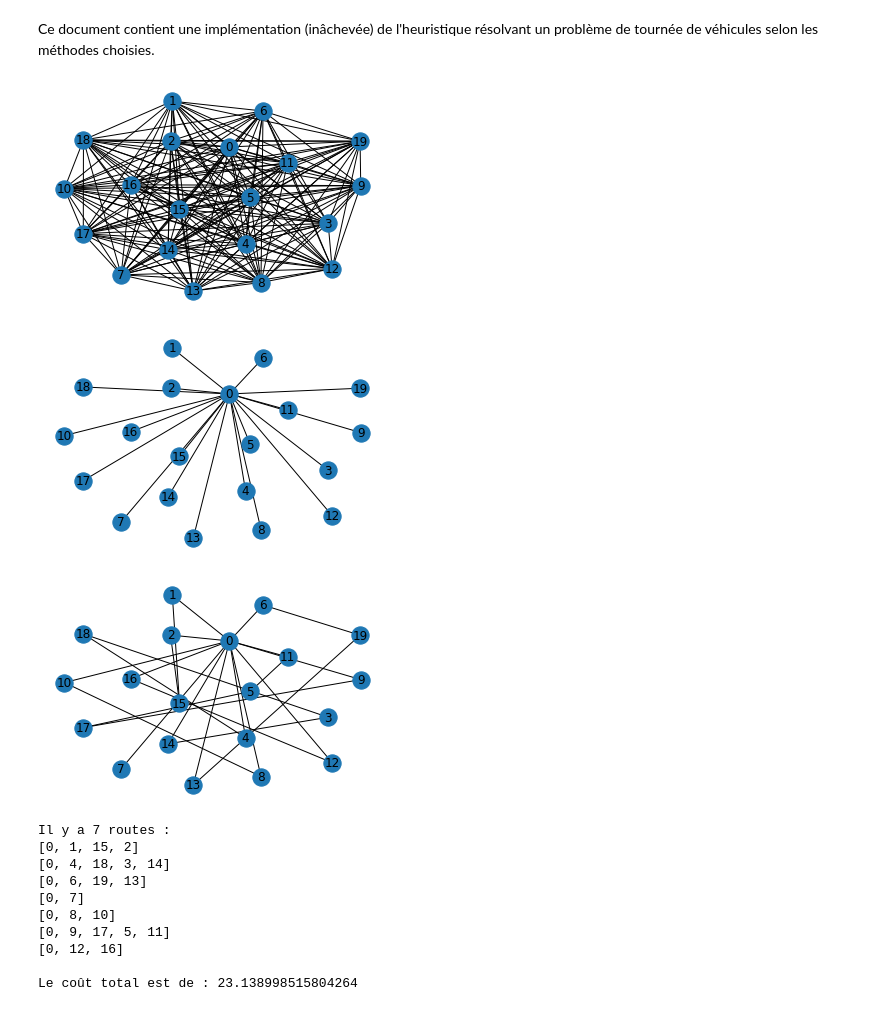
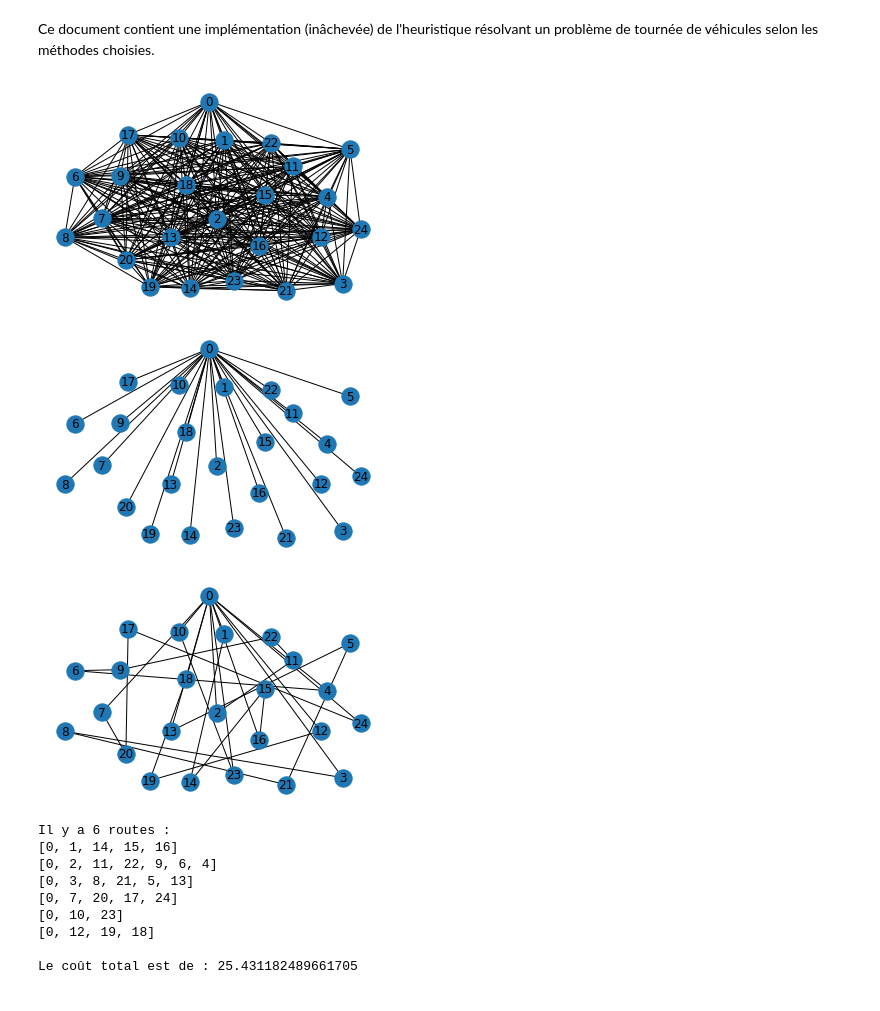
Before and after one commit to HugoLeBoennec/projetData, a Jupyter notebook: Résolution Test.ipynb, the cells around one changed output. Saved outputs shown, nothing was run; the diff lists cells and outputs as text; code cells hidden in the pictures.

```diff
--- a/Résolution Test.ipynb
+++ b/Résolution Test.ipynb
@@ -15,7 +15,7 @@ random.seed()
 graph = nx.Graph()
 
 # Ajout des noeuds
-for i in range(20):
+for i in range(25):
     graph.add_node(i)
 
 # Ajout des côtés (avec leur coûts)
@@ -36,7 +36,7 @@ nx.draw_networkx_labels(graph, pos)
 plt.axis('off')
 plt.show()
 # %% [output]
-[figure, old version]
+[figure, new version]
 # %%
 import copy
 
@@ -59,7 +59,7 @@ nx.draw_networkx_labels(init, pos)
 plt.axis('off')
 plt.show()
 # %% [output]
-[figure, old version]
+[figure, new version]
 # %%
 import operator
 
@@ -123,10 +123,10 @@ def calculateRoute(j, route, total):
 
     return (total, route)
 
-# Définition de la fonction permettant de calculer toutes les routes du graphe
-def showRoute(start, current, currentRoute, routes):
+# Définition de la fonction permettant de calculer toutes les routes d'un graphe
+def getAllRoutes(graph, start, current, currentRoute, routes):
     returned = False
-    for e in sol.edges:
+    for e in graph.edges:
         if current in e:
             if current == e[0]:
                 n = e[1]
@@ -153,13 +153,13 @@ def showRoute(start, current, currentRoute, routes):
                 currentRoute.append(current)
 
                 # On poursuit l'exploration
-                return showRoute(start, n, currentRoute, routes)
+                return getAllRoutes(graph, start, n, currentRoute, routes)
 
     if returned:
         currentRoute.append(current)
         routes.append(currentRoute)
 
-        return showRoute(start, start, [], routes)
+        return getAllRoutes(graph, start, start, [], routes)
 
     return routes
 
@@ -231,42 +231,41 @@ for sav in savingsList:
         elif rj in fusion_to and rj in linkedToStart:
             linkedToStart.remove(rj)
 
             if (rj, 0) in sol.edges:
                 sol.remove_edge(rj, 0)
 
             fusion_to.append(ri)
 
             doFusion(ri, rj)
 
         else:
             fusion_to.append(ri)
             fusion_to.append(rj)
 
             doFusion(ri, rj)
 
 # Dessin du graphe
 nx.draw_networkx_nodes(sol, pos)
 nx.draw_networkx_edges(sol, pos)
 nx.draw_networkx_labels(sol, pos)
 
 plt.axis('off')
 plt.show()
 
-routes = showRoute(start, start, [], [])
+routes = getAllRoutes(sol, start, start, [], [])
 print("Il y a " + str(len(routes)) + " routes :")
 for route in routes:
     print(route)
 
 print("\nLe coût total est de :", totalCost(routes))
 # %% [output]
-[figure, old version]
+[figure, new version]
-Il y a 7 routes :
-[0, 1, 15, 2]
-[0, 4, 18, 3, 14]
-[0, 6, 19, 13]
-[0, 7]
-[0, 8, 10]
-[0, 9, 17, 5, 11]
-[0, 12, 16]
+Il y a 6 routes :
+[0, 1, 14, 15, 16]
+[0, 2, 11, 22, 9, 6, 4]
+[0, 3, 8, 21, 5, 13]
+[0, 7, 20, 17, 24]
+[0, 10, 23]
+[0, 12, 19, 18]
 
-Le coût total est de : 23.138998515804264
+Le coût total est de : 25.431182489661705
```
Also changed, not shown: parts of 1 cell of this notebook.
